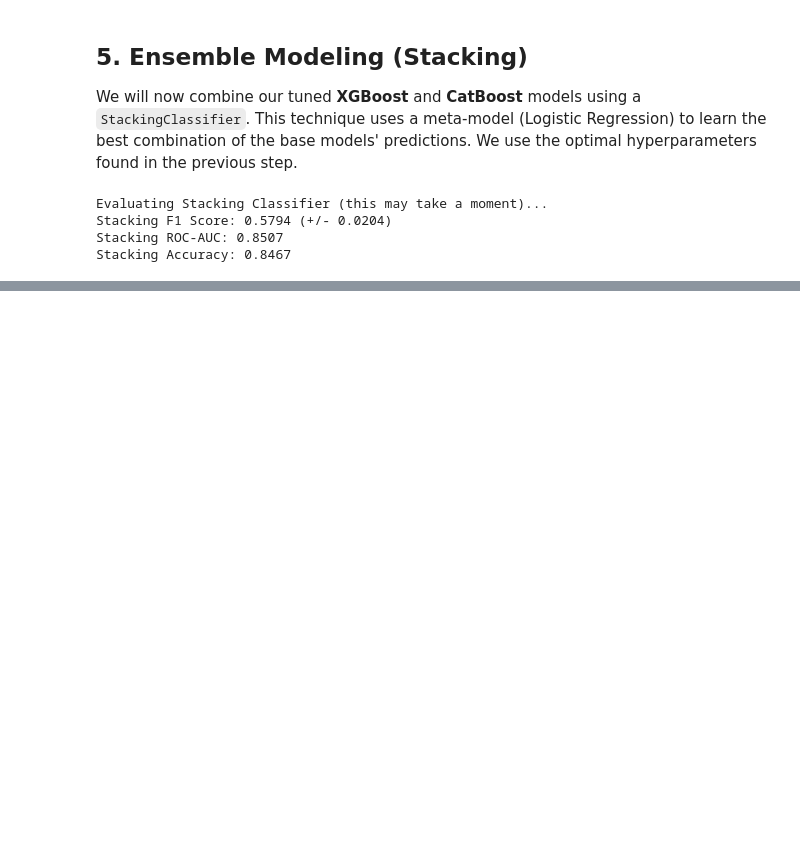
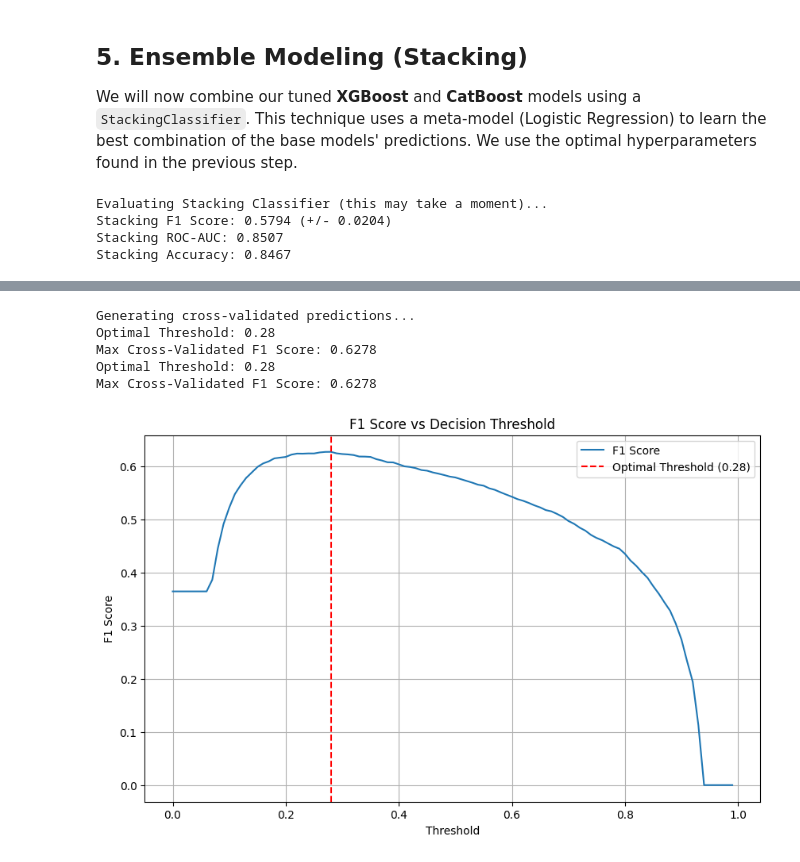
Before and after one commit to RaynorEtienn/Python4DataScience, a Jupyter notebook: Project/notebooks/Modeling.ipynb, the cells around one changed output, grey strips where cells are left out. Drawn from its saved outputs; the diff is of its cells as text; code cells hidden in the pictures; blank space fills up the shorter version.

```diff
--- a/Project/notebooks/Modeling.ipynb
+++ b/Project/notebooks/Modeling.ipynb
@@ -312,0 +323,41 @@ Stacking Accuracy: 0.8467
+# %%
+from sklearn.model_selection import cross_val_predict
+from sklearn.metrics import f1_score
+
+# 1. Get probability predictions via Cross-Validation
+# This ensures we don't overfit the threshold to the training data
+print("Generating cross-validated predictions...")
+y_scores = cross_val_predict(stacking_clf, X_train, y_train, cv=5, method='predict_proba')[:, 1]
+
+# 2. Find Optimal Threshold
+thresholds = np.arange(0.0, 1.0, 0.01)
+f1_scores = []
+
+for thresh in thresholds:
+    y_pred_thresh = (y_scores >= thresh).astype(int)
+    f1_scores.append(f1_score(y_train, y_pred_thresh))
+
+optimal_idx = np.argmax(f1_scores)
+optimal_threshold = thresholds[optimal_idx]
+max_f1_score = f1_scores[optimal_idx]
+
+print(f"Optimal Threshold: {optimal_threshold:.2f}")
+print(f"Max Cross-Validated F1 Score: {max_f1_score:.4f}")
+
+# Plot F1 vs Threshold
+plt.figure(figsize=(10, 6))
+plt.plot(thresholds, f1_scores, label='F1 Score')
+plt.axvline(optimal_threshold, color='r', linestyle='--', label=f'Optimal Threshold ({optimal_threshold:.2f})')
+plt.title('F1 Score vs Decision Threshold')
+plt.xlabel('Threshold')
+plt.ylabel('F1 Score')
+plt.legend()
+plt.grid(True)
+plt.show()
+# %% [output]
+Generating cross-validated predictions...
+Optimal Threshold: 0.28
+Max Cross-Validated F1 Score: 0.6278
+Optimal Threshold: 0.28
+Max Cross-Validated F1 Score: 0.6278
+[figure, added]
```
Also changed, not shown: parts of 3 cells of this notebook.
